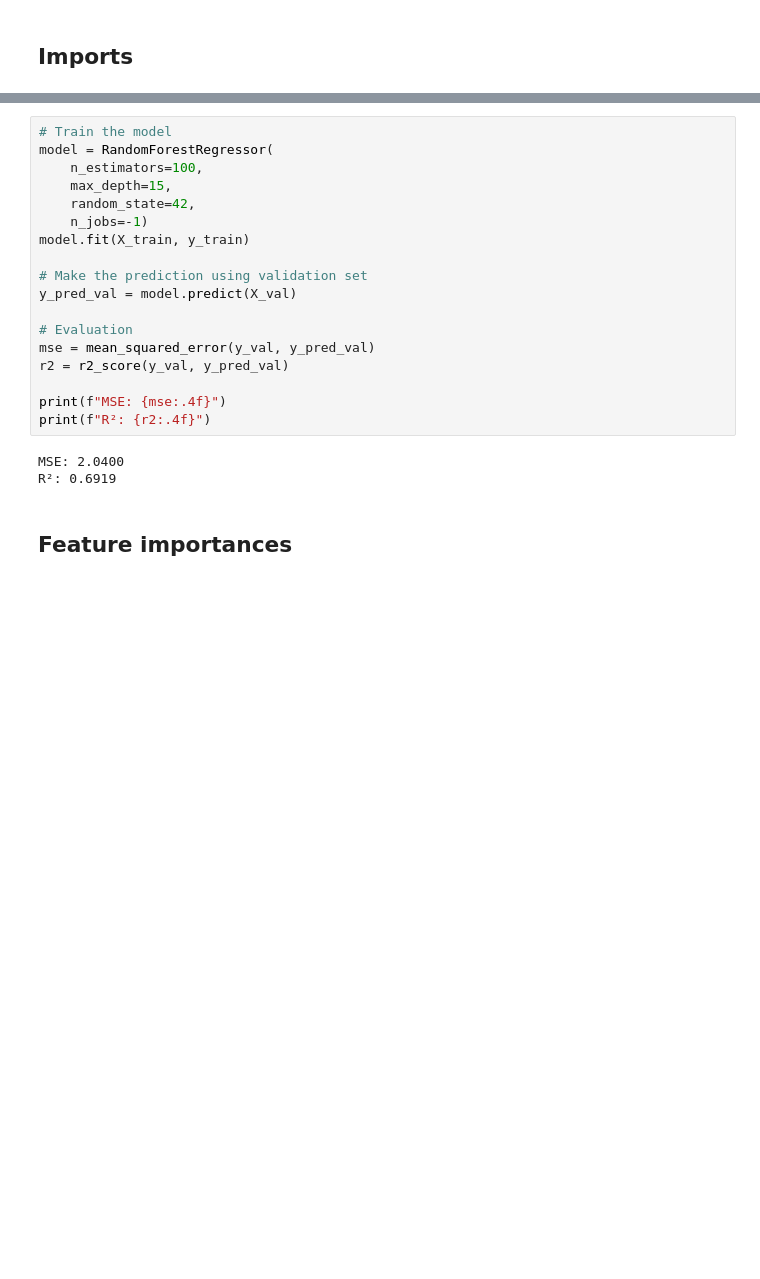
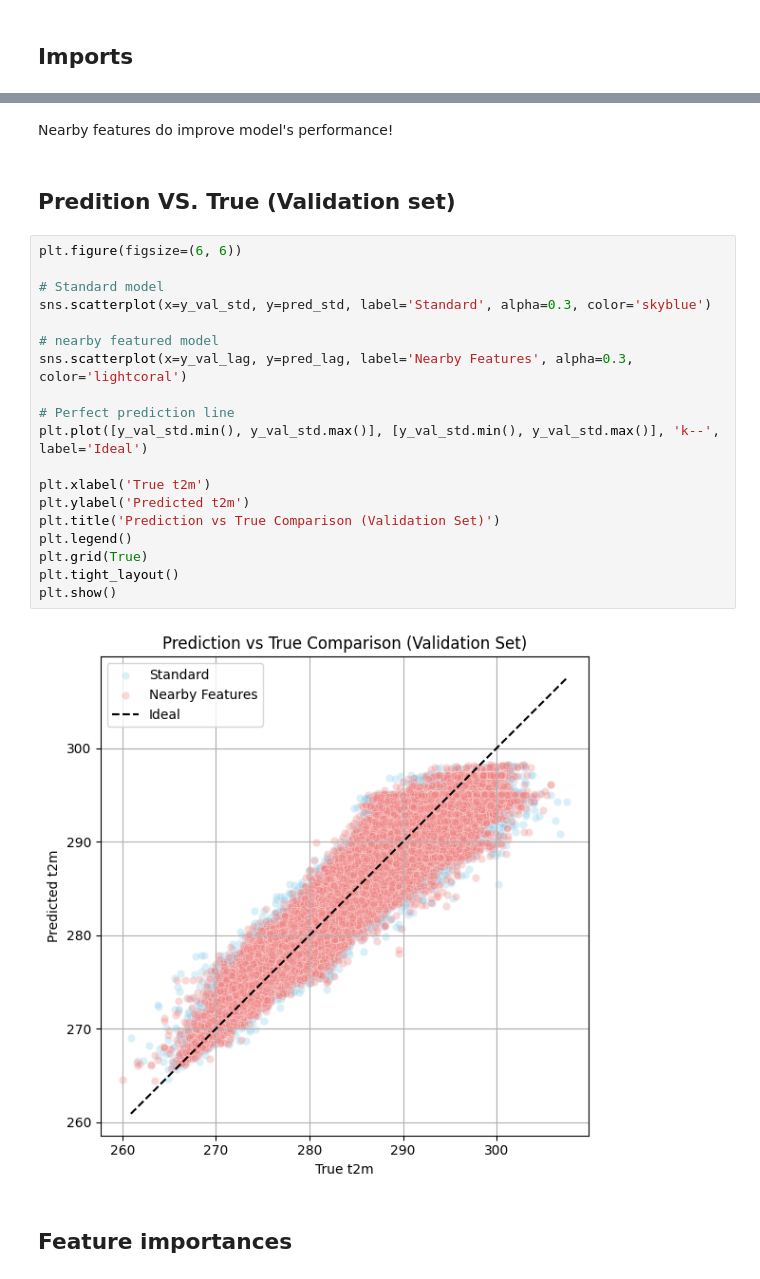
Before and after one commit to leewscott/Group-UK-Temperature-Regression-Integrating-Spatio-Temporal-Features, a Jupyter notebook: randomForest.ipynb, the cells around one changed output, grey strips where cells are left out. Cells and saved outputs as stored; diff of their text form; blank space fills up the shorter version.

```diff
--- a/randomForest.ipynb
+++ b/randomForest.ipynb
@@ -95,24 +157,28 @@ y_val = val_df['t2m']
-# %%
-# Train the model
-model = RandomForestRegressor(
-    n_estimators=100,
-    max_depth=15,
-    random_state=42,
-    n_jobs=-1)
-model.fit(X_train, y_train)
-
-# Make the prediction using validation set
-y_pred_val = model.predict(X_val)
-
-# Evaluation
-mse = mean_squared_error(y_val, y_pred_val)
-r2 = r2_score(y_val, y_pred_val)
-
-print(f"MSE: {mse:.4f}")
-print(f"R²: {r2:.4f}")
-# %% [output]
-MSE: 2.0400
-R²: 0.6919
+# %% [markdown]
+Nearby features do improve model's performance!
+# %% [markdown]
+## Predition VS. True (Validation set)
+# %%
+plt.figure(figsize=(6, 6))
+
+# Standard model
+sns.scatterplot(x=y_val_std, y=pred_std, label='Standard', alpha=0.3, color='skyblue')
+
+# nearby featured model
+sns.scatterplot(x=y_val_lag, y=pred_lag, label='Nearby Features', alpha=0.3, color='lightcoral')
+
+# Perfect prediction line
+plt.plot([y_val_std.min(), y_val_std.max()], [y_val_std.min(), y_val_std.max()], 'k--', label='Ideal')
+
+plt.xlabel('True t2m')
+plt.ylabel('Predicted t2m')
+plt.title('Prediction vs True Comparison (Validation Set)')
+plt.legend()
+plt.grid(True)
+plt.tight_layout()
+plt.show()
+# %% [output]
+[figure, added]
 # %% [markdown]
 
 ## Feature importances
```
Also changed, not shown: parts of 20 cells of this notebook.
